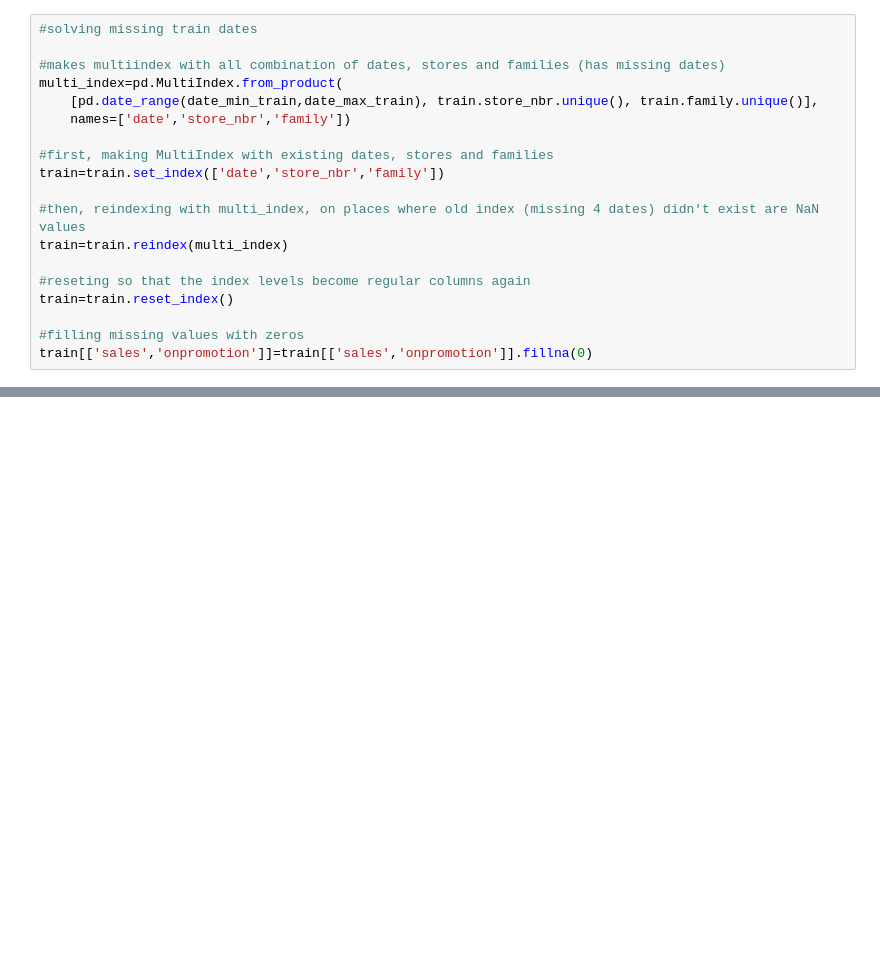
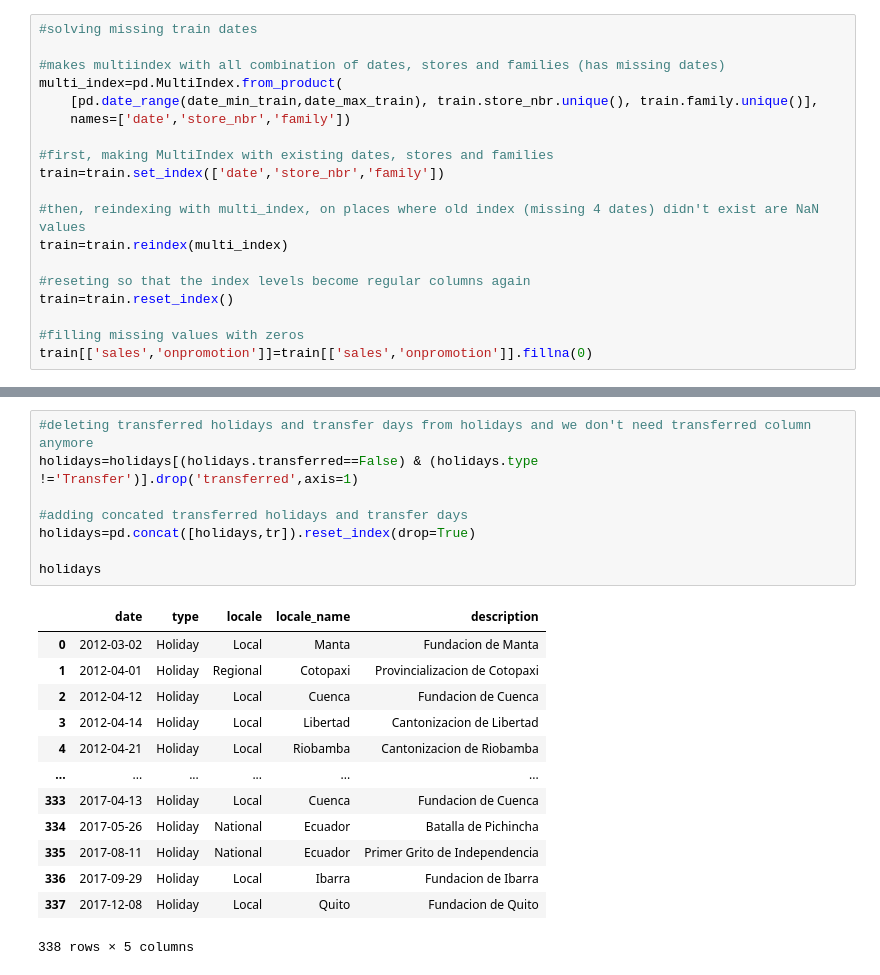
Before and after one commit to IvkovicDanica/Store-sales-time-series, a Jupyter notebook: prep.ipynb, the cells around one changed output, grey strips where cells are left out. Cells and saved outputs as stored; diff of their text form; blank space fills up the shorter version.

```diff
--- a/prep.ipynb
+++ b/prep.ipynb
@@ -130,0 +148,22 @@ train.head()
+# %%
+#deleting transferred holidays and transfer days from holidays and we don't need transferred column anymore
+holidays=holidays[(holidays.transferred==False) & (holidays.type !='Transfer')].drop('transferred',axis=1)
+
+#adding concated transferred holidays and transfer days
+holidays=pd.concat([holidays,tr]).reset_index(drop=True)
+
+holidays
+# %% [output]
+|  | date | type | locale | locale_name | description |
+| 0 | 2012-03-02 | Holiday | Local | Manta | Fundacion de Manta |
+| 1 | 2012-04-01 | Holiday | Regional | Cotopaxi | Provincializacion de Cotopaxi |
+| 2 | 2012-04-12 | Holiday | Local | Cuenca | Fundacion de Cuenca |
+| 3 | 2012-04-14 | Holiday | Local | Libertad | Cantonizacion de Libertad |
+| 4 | 2012-04-21 | Holiday | Local | Riobamba | Cantonizacion de Riobamba |
+| ... | ... | ... | ... | ... | ... |
+| 333 | 2017-04-13 | Holiday | Local | Cuenca | Fundacion de Cuenca |
+| 334 | 2017-05-26 | Holiday | National | Ecuador | Batalla de Pichincha |
+| 335 | 2017-08-11 | Holiday | National | Ecuador | Primer Grito de Independencia |
+| 336 | 2017-09-29 | Holiday | Local | Ibarra | Fundacion de Ibarra |
+| 337 | 2017-12-08 | Holiday | Local | Quito | Fundacion de Quito |
+338 rows × 5 columns
```
Also changed, not shown: parts of 6 cells of this notebook.
